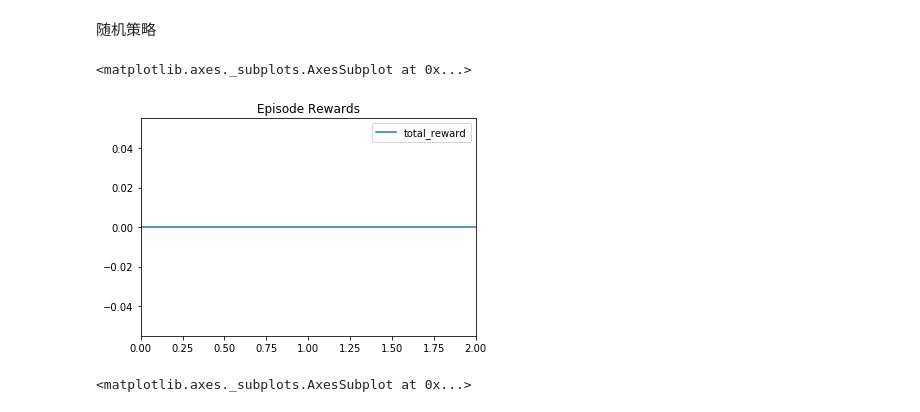
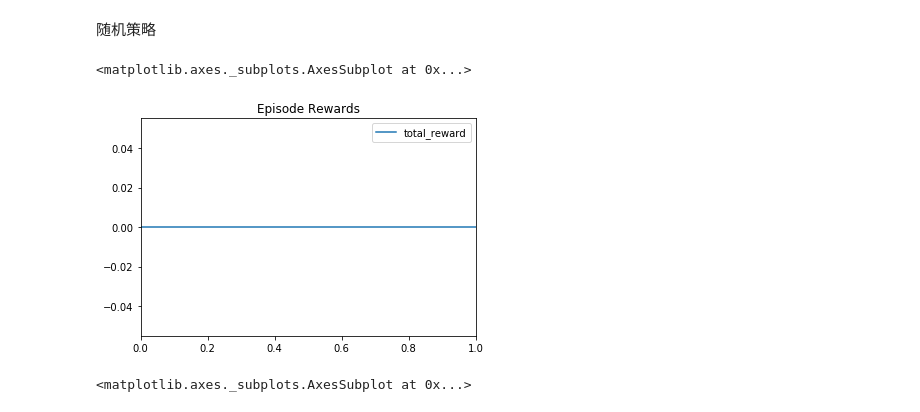
Before and after one commit to stayyule/RL-Quadcopter, a Jupyter notebook: quad_controller_rl/notebooks/RL-Quadcopter.ipynb, the cells around one changed output. Saved outputs shown, nothing was run; the diff lists cells and outputs as text; code cells hidden in the pictures.

```diff
--- a/quad_controller_rl/notebooks/RL-Quadcopter.ipynb
+++ b/quad_controller_rl/notebooks/RL-Quadcopter.ipynb
@@ -146,12 +146,12 @@ Plot the total rewards obtained in each episode, either from a single run, or av
 # %%
 # TODO: Read and plot episode rewards with hidden layer 32, 64
 import pandas as pd
 
-df_stats = pd.read_csv("..\out\stats_2019-06-30_09-15-08.csv")
+df_stats = pd.read_csv("..\out\stats_2019-06-30_09-24-51.csv")
 df_stats[['total_reward']].plot(title="Episode Rewards")
 # %% [output]
 <matplotlib.axes._subplots.AxesSubplot at 0x...>
-[figure, old version]
+[figure, new version]
 # %%
 # TODO: Read and plot episode rewards with hidden layer 32, 64
 import pandas as pd
```
Also changed, not shown: 1 other file.
